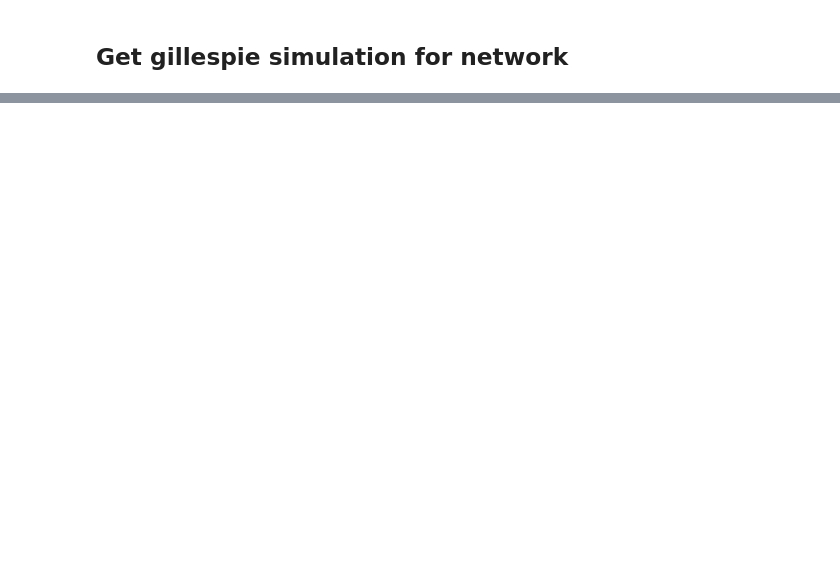
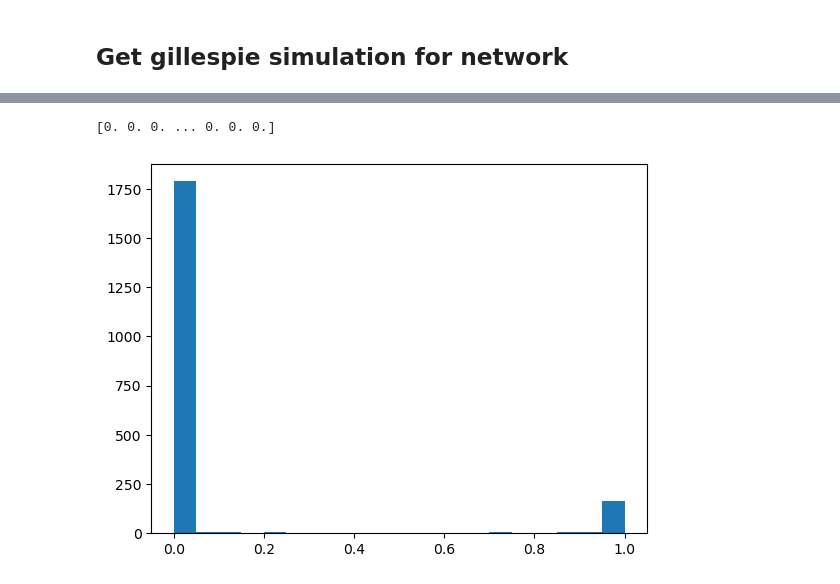
Before and after one commit to dkornai/SSD-in-Neurons, a Jupyter notebook: simulate_from_network.ipynb, the cells around one changed output, grey strips where cells are left out. Cells and saved outputs as stored; diff of their text form; code cells hidden in the pictures; blank space fills up the shorter version.

```diff
--- a/simulate_from_network.ipynb
+++ b/simulate_from_network.ipynb
@@ -103,7 +114,7 @@ N2      215.9924
 # %% [markdown]
 ## Get gillespie simulation for network
 # %%
-gill_param = gillespie_reaction_dict_from_network(G)
+GILL_PARAM = gillespie_reaction_dict_from_network(G)
 # %% [output]
 > Reactions:
 react.# state i type    rate    update to system
@@ -125,10 +135,0 @@ react.# state i par(c_b, mu, nss, delta)
-# %%
-time_points = np.array(TIME_POINTS, dtype = np.float64)
-react_rates = np.array(gill_param['gillespie']['reaction_rates'], dtype=np.float64)
-state_index = np.array(gill_param['gillespie']['state_index'], dtype=np.int64)
-sys_state   = np.array([9,1,9,1,9,1], dtype=np.int64)
-n_pops      = 12
-n_reactions = 16
-sys_state_sample = np.zeros((len(start_state), time_points.size), dtype = np.int64, order = 'F')
-reactions = np.array(gill_param['gillespie']['reactions'], dtype=np.int64, order = 'F')
-birth_update_par = np.array([0.1, 0.07, 100.0, 0.5], dtype = np.float64)
@@ -145,5 +135,0 @@ birth_update_par = np.array([0.1, 0.07, 100.0, 0.5], dtype = np.float64)
-# %%
-try:
-    libgillespie.simulate(time_points, react_rates, state_index, sys_state, n_pops, n_reactions, sys_state_sample, reactions, birth_update_par)
-except RuntimeError as e:
-    print(f"C++ error: {e}")
@@ -151,0 +136,3 @@ except RuntimeError as e:
+# %%
+%%time
+gill_results = GILL_simulate(GILL_PARAM, TIME_POINTS, START_STATE, replicates = 2000)
@@ -152,40 +143,44 @@ except RuntimeError as e:
 # %%
-# def get_result_statistics(
-#         replicate_results,  # variable values over time (number of wildtype and mutant in each compartment)
-#         time_points,        # time points where system is sampled
-#         delta,              # mutant deficiency, used in calculating effective population sizes
-#         vari,               # name of the variables being tracked (compartment name + wt/mt)
-#         comp                # name of the compartments (e.g. soma, axon, etc.)
-#         ):
+def get_result_statistics(
+        replicate_results,  # variable values over time (number of wildtype and mutant in each compartment)
+        time_points,        # time points where system is sampled
+        delta,              # mutant deficiency, used in calculating effective population sizes
+        vari,               # name of the variables being tracked (compartment name + wt/mt)
+        comp                # name of the compartments (e.g. soma, axon, etc.)
+        ):
 
-#     n_vars = len(vari)
-#     n_comp = len(comp)
+    n_vars = len(vari)
+    n_comp = len(comp)
 
-#     # separate out wt and mt counts per compartment
-#     wt_counts = replicate_results[:,np.arange(0, n_vars, 2),:]
-#     mt_counts = replicate_results[:,np.arange(1, n_vars, 2),:]
+    # separate out wt and mt counts per compartment
+    wt_counts = replicate_results[:,np.arange(0, n_vars, 2),:]
+    mt_counts = replicate_results[:,np.arange(1, n_vars, 2),:]
 
-#     # get the number of wt and mt in the full system (summed over compartments)
-#     wt_totals = np.sum(wt_counts, axis = 1)
-#     mt_totals = np.sum(mt_counts, axis = 1)
+    # get the number of wt and mt in the full system (summed over compartments)
+    wt_totals = np.sum(wt_counts, axis = 1)
+    mt_totals = np.sum(mt_counts, axis = 1)
 
-#     # get mean counts of each variable over time
-#     mean_var_value = np.mean(replicate_results, axis=0)
+    # get mean counts of each variable over time
+    mean_var_value = np.mean(replicate_results, axis=0)
 
-#     # get the mean heteroplasmy of each compartment
-#     mean_per_comp_het= np.mean(mt_counts/(wt_counts+mt_counts), axis = 0)
+    # get the mean heteroplasmy of each compartment
+    mean_per_comp_het= np.mean(mt_counts/(wt_counts+mt_counts), axis = 0)
 
-#     # get the mean effective population size of each compartment
-#     mean_per_comp_het= np.mean(mt_counts*delta + wt_counts, axis = 0)
+    # get the mean effective population size of each compartment
+    mean_per_comp_het= np.mean(mt_counts*delta + wt_counts, axis = 0)
 
-#     # get the total heteroplasmies of all the replicatse
-#     total_het = mt_totals/(wt_totals+mt_totals)
+    # get the total heteroplasmies of all the replicatse
+    total_het = mt_totals/(wt_totals+mt_totals)
 
-#     # get the total heteroplasmies in the last time point
-#     final_total_het = total_het[:,-1]
+    # get the total heteroplasmies in the last time point
+    final_total_het = total_het[:,-1]
 
-#     print(final_total_het)
+    print(final_total_het)
+    plt.hist(final_total_het, bins=20)
 
 
-# get_result_statistics(gill_results, TIME_POINTS, 0.5, VARS, COMP)
+get_result_statistics(gill_results, TIME_POINTS, DELTA, VARS, COMP)
+# %% [output]
+[0. 0. 0. ... 0. 0. 0.]
+[figure, added]
 # %%
```
Also changed, not shown: parts of 11 cells of this notebook, 8 other files.
